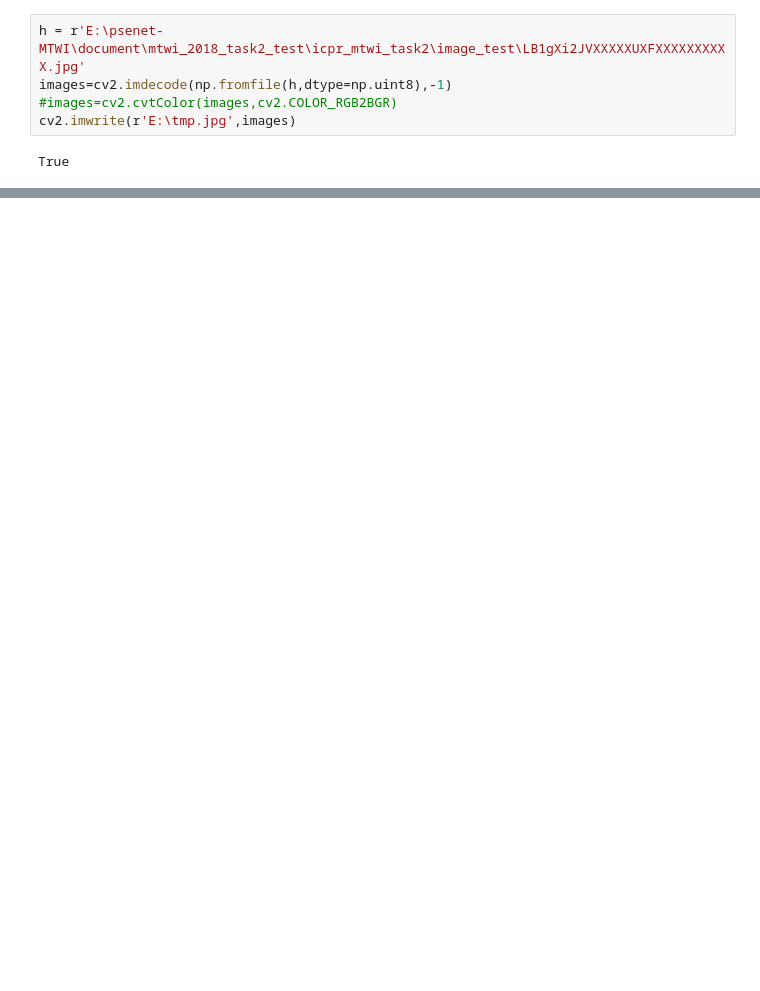
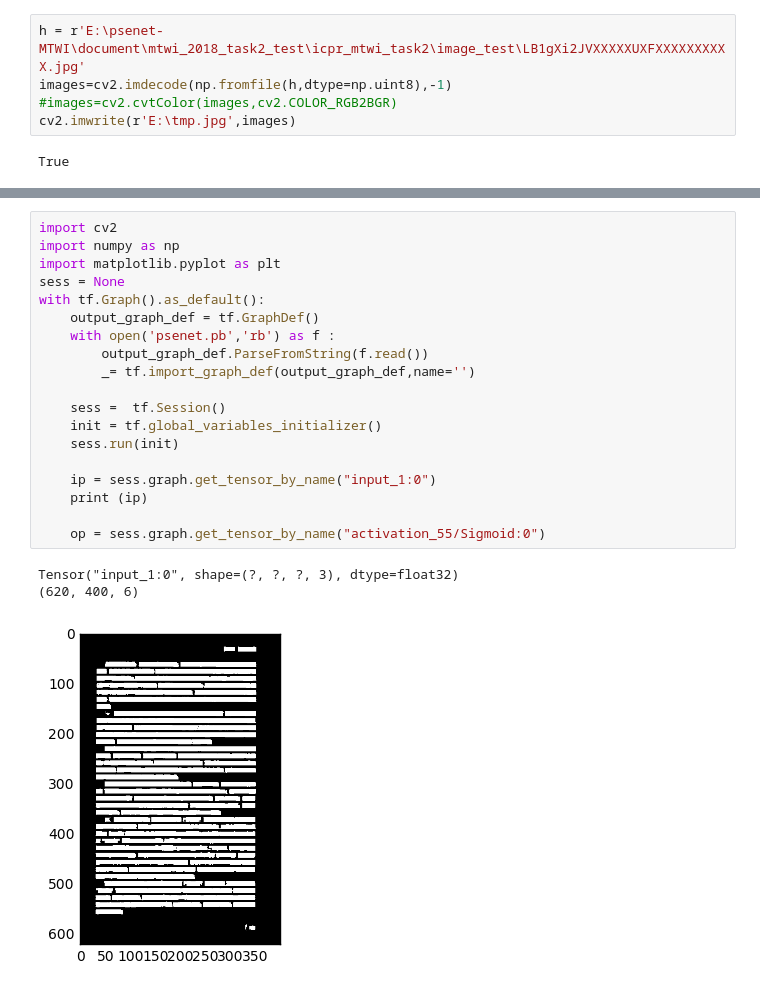
Before and after one commit to xiaomaxiao/PSENET, a Jupyter notebook: psenet_train_BLINEAR.ipynb, the cells around one changed output, grey strips where cells are left out. Saved outputs shown, nothing was run; the diff lists cells and outputs as text; blank space fills up the shorter version.

```diff
--- a/psenet_train_BLINEAR.ipynb
+++ b/psenet_train_BLINEAR.ipynb
@@ -417,0 +474,23 @@ SyntaxError: invalid syntax (<ipython-input-109-adbc9f38b16f>, line 2)
+# %%
+import cv2
+import numpy as np
+import matplotlib.pyplot as plt
+sess = None
+with tf.Graph().as_default():
+    output_graph_def = tf.GraphDef()
+    with open('psenet.pb','rb') as f :
+        output_graph_def.ParseFromString(f.read())
+        _= tf.import_graph_def(output_graph_def,name='')
+
+    sess =  tf.Session()
+    init = tf.global_variables_initializer()
+    sess.run(init)
+
+    ip = sess.graph.get_tensor_by_name("input_1:0")
+    print (ip)
+
+    op = sess.graph.get_tensor_by_name("activation_55/Sigmoid:0")
+# %% [output]
+Tensor("input_1:0", shape=(?, ?, ?, 3), dtype=float32)
+(620, 400, 6)
+[figure, added]
```
Also changed, not shown: parts of 17 cells of this notebook, 2 other files.
